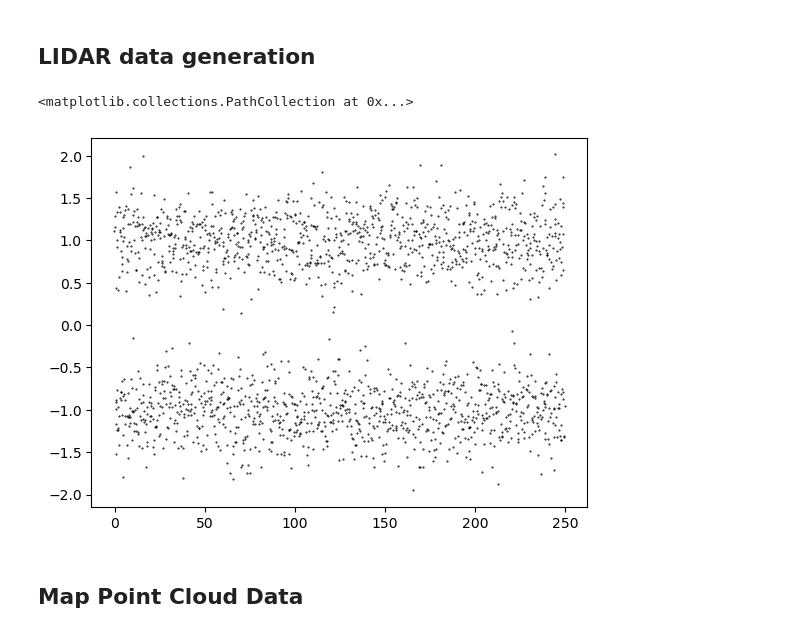
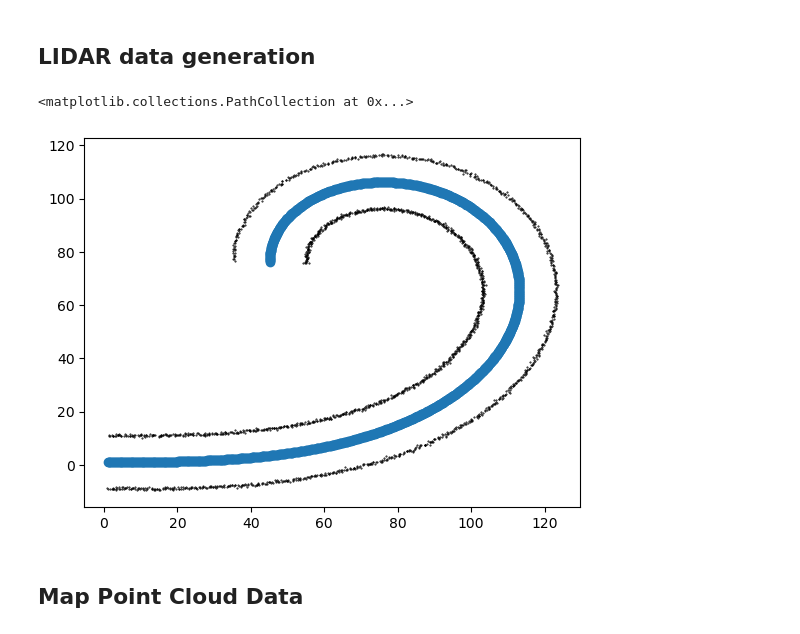
Before and after one commit to MoritzPoritz/Partikelfilter-Vehicle-Lokalization, a Jupyter notebook: particle_filter_lokalization/Notebooks/Examine_Data.ipynb, the cells around one changed output. Cells and saved outputs as stored; diff of their text form; code cells hidden in the pictures.

```diff
--- a/particle_filter_lokalization/Notebooks/Examine_Data.ipynb
+++ b/particle_filter_lokalization/Notebooks/Examine_Data.ipynb
@@ -22,8 +11,8 @@ array([[-1.41174881,  1.77682082],
 # %% [markdown]
 # Check curve lidar
 # %%
-cd = pd.read_csv("../data/s_curve_variable_velocity__lidar__data.csv")
-pc = pd.read_csv('../data/s_curve_variable_velocity__pc.csv')
+cd = pd.read_csv("../data/curve__lidar__data.csv")
+pc = pd.read_csv('../data/curve__pc.csv')
 # %%
 pcs = np.stack([pc['pc_x'], pc['pc_y']], axis=1)
 # %%
@@ -107,9 +117,10 @@ len(pcs_in_range_1)
 ## LIDAR data generation
 # %%
 plt.scatter(pc['pc_x'], pc['pc_y'], s=0.2, c="black")
+plt.scatter(cd['positions_x_ground_truth'], cd['positions_y_ground_truth'])
 # %% [output]
 <matplotlib.collections.PathCollection at 0x...>
-[figure, old version]
+[figure, new version]
 # %% [markdown]
 ## Map Point Cloud Data
 # %%
```
Also changed, not shown: parts of 9 cells of this notebook, 43 other files.
